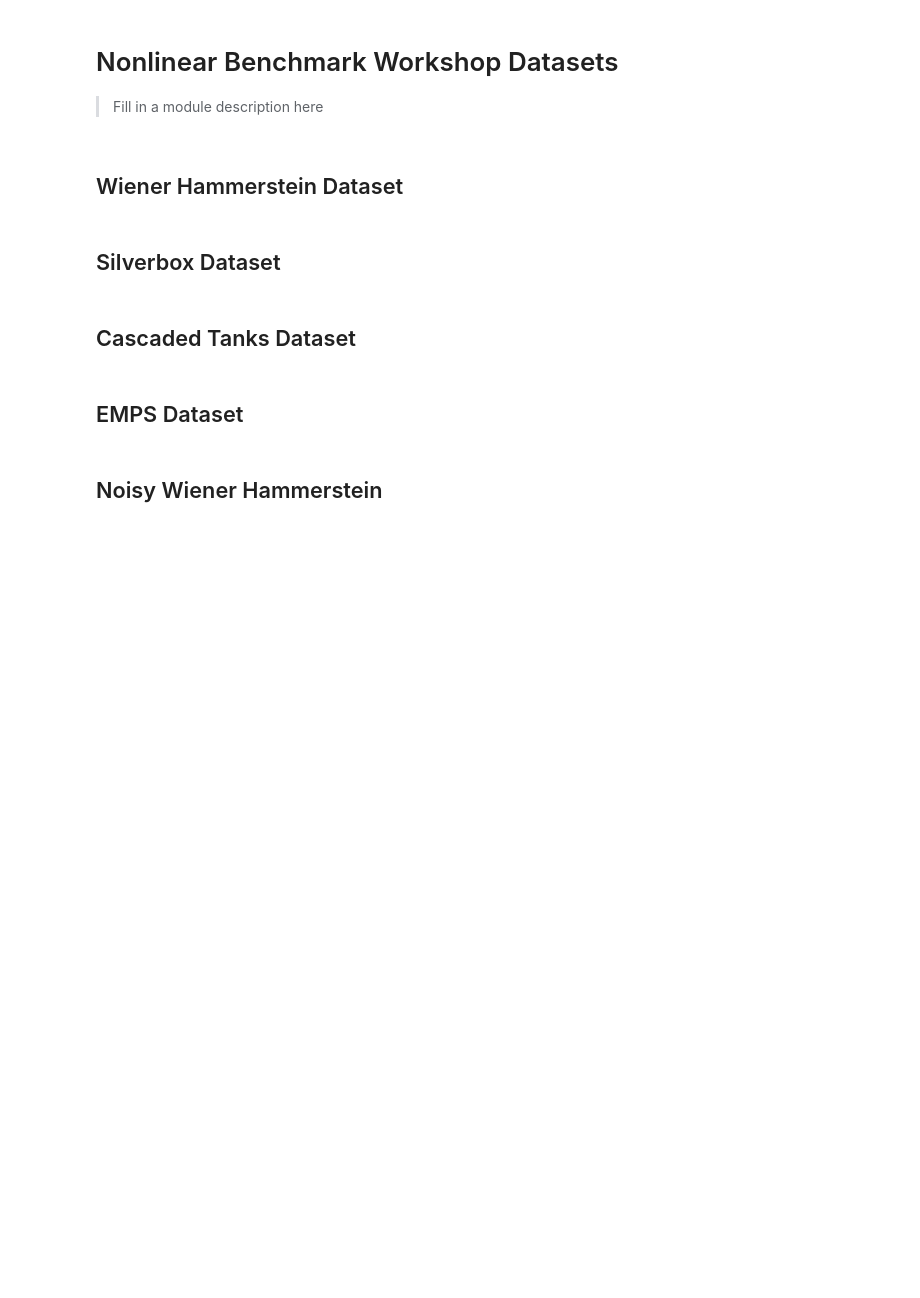
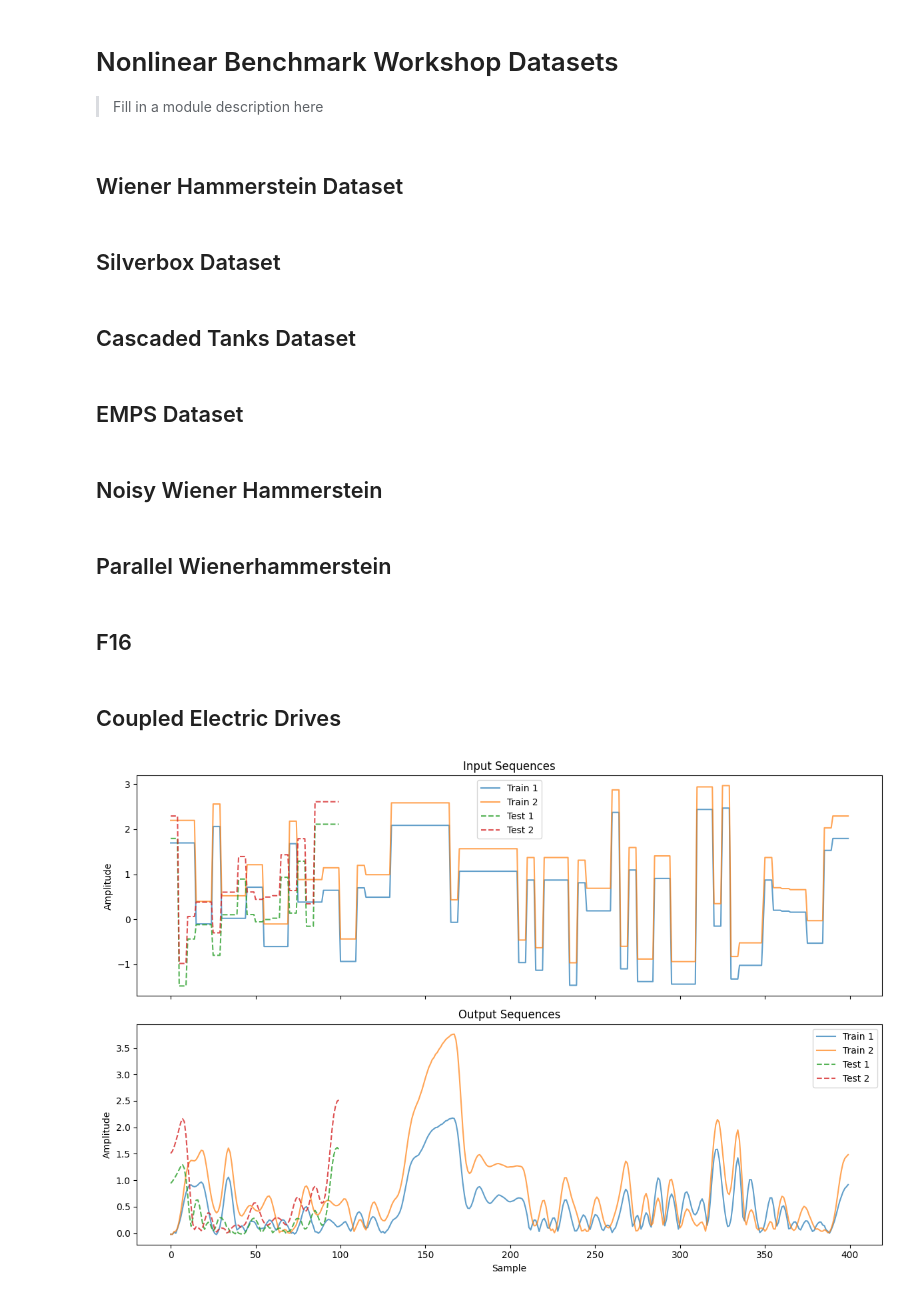
Before and after one commit to daniel-om-weber/sysbench_loader, a Jupyter notebook: nbs/01_workshop.ipynb, the cells around one changed output. Drawn from its saved outputs; the diff is of its cells as text; code cells hidden in the pictures; blank space fills up the shorter version.

```diff
--- a/nbs/01_workshop.ipynb
+++ b/nbs/01_workshop.ipynb
@@ -106,3 +112,5 @@ def noisy_wh(
             iodata_to_hdf5(iodata,hdf_path,fname)
 # %%
 noisy_wh(tmp_dir / 'noisy_wh' )
+# %% [markdown]
+## Parallel Wienerhammerstein
@@ -108,0 +119,2 @@ noisy_wh(tmp_dir / 'noisy_wh' )
+# %% [markdown]
+## F16
@@ -108,0 +123,28 @@ noisy_wh(tmp_dir / 'noisy_wh' )
+# %% [markdown]
+## Coupled Electric Drives
+# %%
+train_val, test = nonlinear_benchmarks.CED()
+
+fig, axs = plt.subplots(2, 1, figsize=(12, 8), sharex=True)
+# Plot training/validation data
+for i, data in enumerate(train_val):
+    axs[0].plot(data.u, alpha=0.7, label=f'Train {i+1}')
+    axs[1].plot(data.y, alpha=0.7, label=f'Train {i+1}')
+
+# Plot test data
+for i, data in enumerate(test):
+    axs[0].plot(data.u, ls='--', alpha=0.8, label=f'Test {i+1}')
+    axs[1].plot(data.y, ls='--', alpha=0.8, label=f'Test {i+1}')
+
+axs[0].set_title('Input Sequences')
+axs[0].set_ylabel('Amplitude')
+axs[0].legend()
+
+axs[1].set_title('Output Sequences')
+axs[1].set_xlabel('Sample')
+axs[1].set_ylabel('Amplitude')
+axs[1].legend()
+
+plt.tight_layout()
+# %% [output]
+[figure, added]
```
Also changed, not shown: parts of 11 cells of this notebook, 10 other files.
